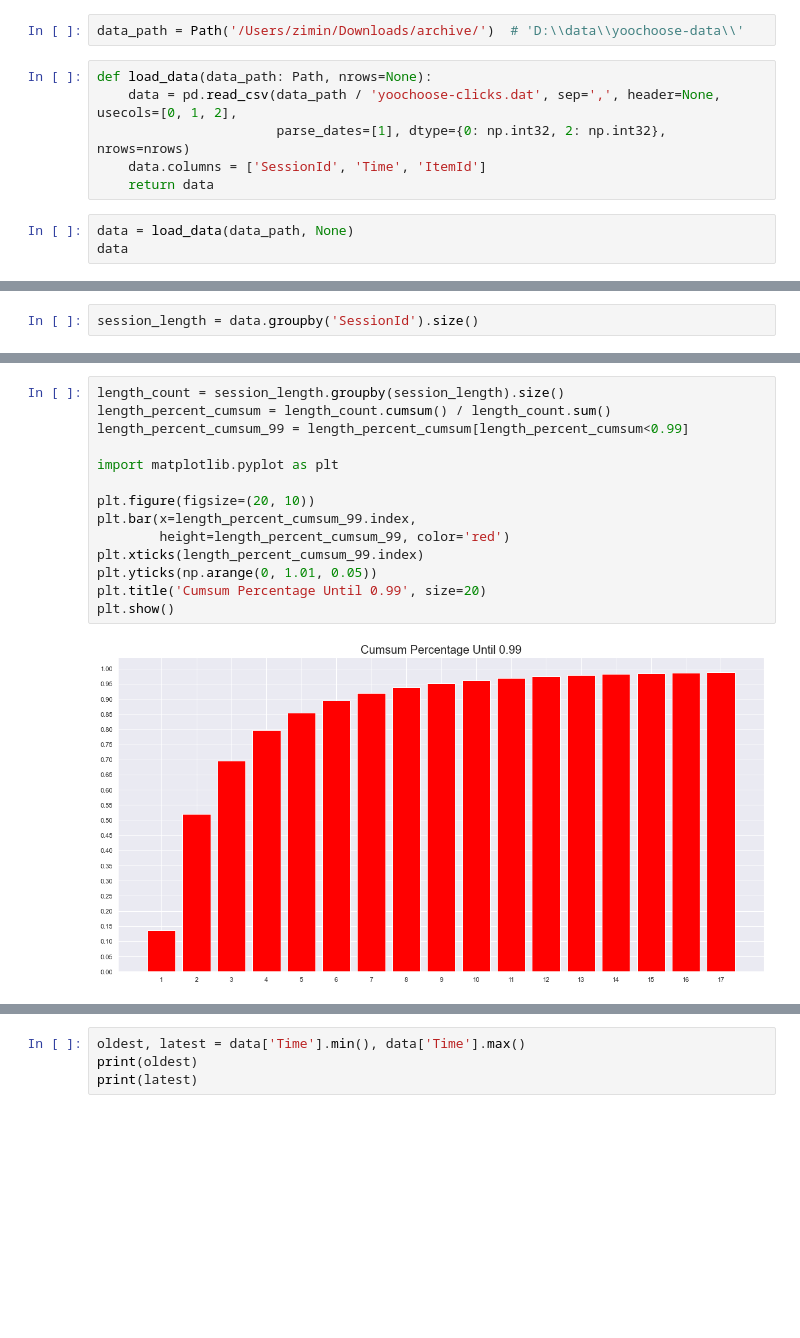
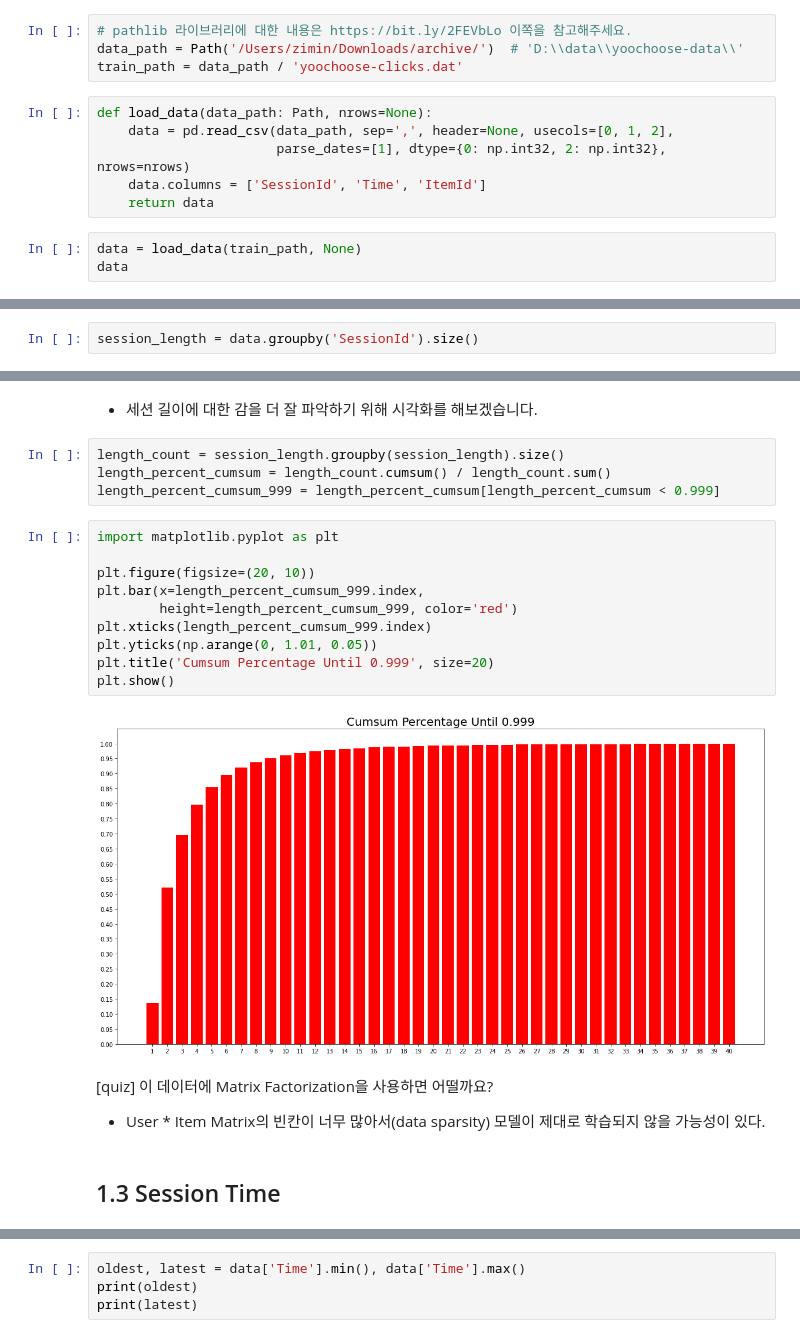
Before and after one commit to ZiminPark/SeqRec, a Jupyter notebook: 지금 이 상품을 클릭한 분들이 다음 상품도 클릭하고 있습니다.ipynb, the cells around one changed output, grey strips where cells are left out. Saved outputs shown, nothing was run; the diff lists cells and outputs as text; blank space fills up the shorter version.

Commit message:
notebook description update - 1. Data Preprocess

```diff
--- a/지금 이 상품을 클릭한 분들이 다음 상품도 클릭하고 있습니다.ipynb
+++ b/지금 이 상품을 클릭한 분들이 다음 상품도 클릭하고 있습니다.ipynb
@@ -36,15 +75,17 @@ import pandas as pd
 import warnings
 warnings.filterwarnings('ignore')
 # %%
+# pathlib 라이브러리에 대한 내용은 https://bit.ly/2FEVbLo 이쪽을 참고해주세요.
 data_path = Path('/Users/zimin/Downloads/archive/')  # 'D:\\data\\yoochoose-data\\'
+train_path = data_path / 'yoochoose-clicks.dat'
 # %%
 def load_data(data_path: Path, nrows=None):
-    data = pd.read_csv(data_path / 'yoochoose-clicks.dat', sep=',', header=None, usecols=[0, 1, 2],
+    data = pd.read_csv(data_path, sep=',', header=None, usecols=[0, 1, 2],
                        parse_dates=[1], dtype={0: np.int32, 2: np.int32}, nrows=nrows)
     data.columns = ['SessionId', 'Time', 'ItemId']
     return data
 # %%
-data = load_data(data_path, None)
+data = load_data(train_path, None)
 data
 # %% [output]
 |  | SessionId | Time | ItemId |
@@ -85,16 +158,23 @@ session_length.quantile(0.99)
+# %% [markdown]
+- 세션 길이에 대한 감을 더 잘 파악하기 위해 시각화를 해보겠습니다.
+# %%
+length_count = session_length.groupby(session_length).size()
+length_percent_cumsum = length_count.cumsum() / length_count.sum()
+length_percent_cumsum_999 = length_percent_cumsum[length_percent_cumsum < 0.999]
 # %%
-length_count = session_length.groupby(session_length).size()
-length_percent_cumsum = length_count.cumsum() / length_count.sum()
-length_percent_cumsum_99 = length_percent_cumsum[length_percent_cumsum<0.99]
-
 import matplotlib.pyplot as plt
 
 plt.figure(figsize=(20, 10))
-plt.bar(x=length_percent_cumsum_99.index,
-        height=length_percent_cumsum_99, color='red')
-plt.xticks(length_percent_cumsum_99.index)
+plt.bar(x=length_percent_cumsum_999.index,
+        height=length_percent_cumsum_999, color='red')
+plt.xticks(length_percent_cumsum_999.index)
 plt.yticks(np.arange(0, 1.01, 0.05))
-plt.title('Cumsum Percentage Until 0.99', size=20)
+plt.title('Cumsum Percentage Until 0.999', size=20)
 plt.show()
 # %% [output]
-[figure, old version]
+[figure, new version]
+# %% [markdown]
+[quiz] 이 데이터에 Matrix Factorization을 사용하면 어떨까요? <br>
+- User * Item Matrix의 빈칸이 너무 많아서(data sparsity) 모델이 제대로 학습되지 않을 가능성이 있다.
+# %% [markdown]
+## 1.3 Session Time
```
Also changed, not shown: parts of 72 cells of this notebook.
